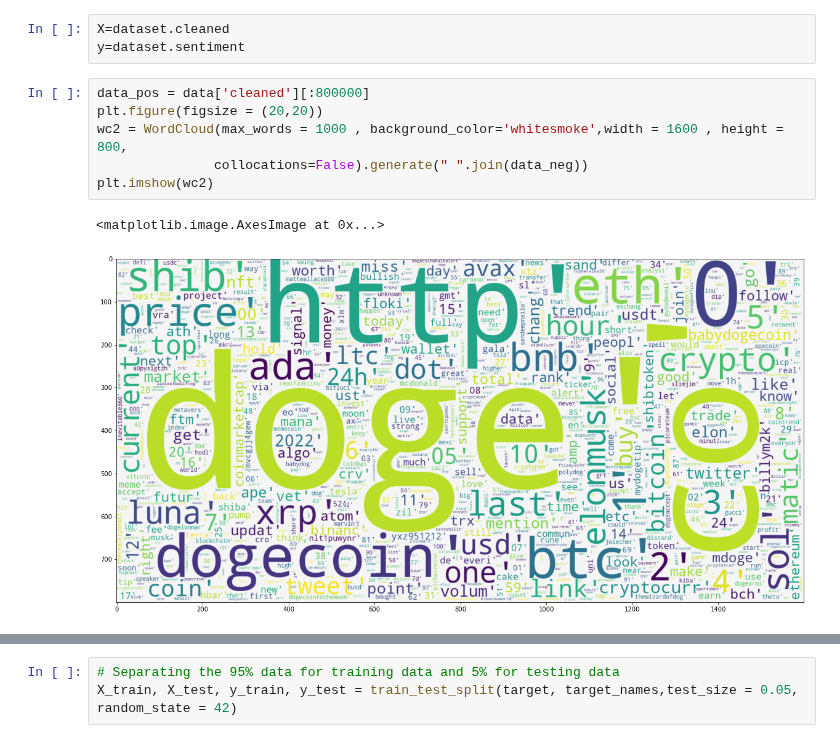
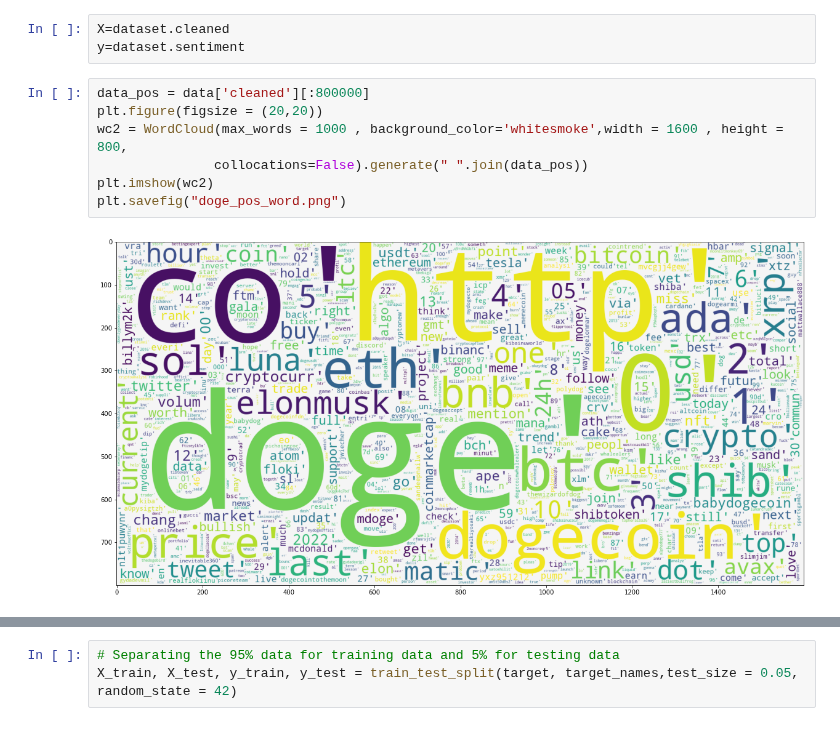
Before and after one commit to Ashlynbh/Crypto_Sentiment_Project, a Jupyter notebook: Doge_ML.ipynb, the cells around one changed output, grey strips where cells are left out. Drawn from its saved outputs; the diff is of its cells as text.

```diff
--- a/Doge_ML.ipynb
+++ b/Doge_ML.ipynb
@@ -489,12 +489,12 @@ y=dataset.sentiment
 # %%
 data_pos = data['cleaned'][:800000]
 plt.figure(figsize = (20,20))
 wc2 = WordCloud(max_words = 1000 , background_color='whitesmoke',width = 1600 , height = 800,
-               collocations=False).generate(" ".join(data_neg))
+               collocations=False).generate(" ".join(data_pos))
 plt.imshow(wc2)
+plt.savefig("doge_pos_word.png")
 # %% [output]
-<matplotlib.image.AxesImage at 0x...>
-[figure, old version]
+[figure, new version]
 # %%
 data_neg = data['cleaned'][:800000]
 plt.figure(figsize = (20,20))
```
Also changed, not shown: parts of 8 cells of this notebook.
